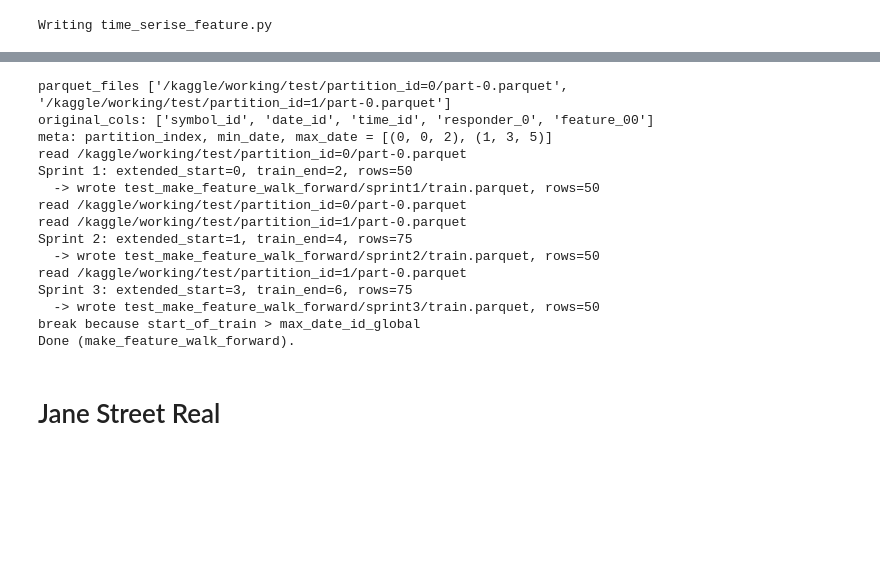
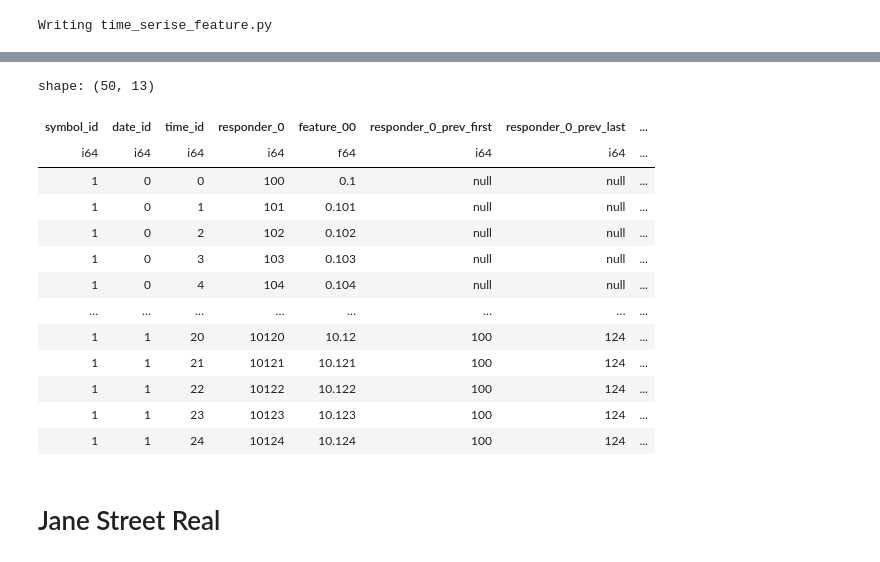
Before and after one commit to rv-rescala/Jane-Street-Real-Time-Market-Data-Forecasting, a Jupyter notebook: lib-time-series-libs.ipynb, the cells around one changed output, grey strips where cells are left out. Cells and saved outputs as stored; diff of their text form; code cells hidden in the pictures; blank space fills up the shorter version.

Commit message:
Kaggle Notebook | [Lib] Time Series Libs | Version 12

```diff
--- a/lib-time-series-libs.ipynb
+++ b/lib-time-series-libs.ipynb
@@ -765,50 +866,21 @@ Done (make_feature_falk_forward_train_valid).
-# %%
-import os
-import glob
-import polars as pl
-import matplotlib.pyplot as plt
-import seaborn as sns
-from make_walk_forward_feature import make_feature_walk_forward
-
-data_path = "/kaggle/working/test"
-parquet_files = glob.glob(os.path.join(data_path, "partition_id=*", "*.parquet"))
-
-output_base = "test_make_feature_walk_forward"
-os.makedirs(output_base, exist_ok=True)
-
-test_train_length = 2
-test_retroactive_size = 1
-
-print("parquet_files", parquet_files)
-
-make_feature_walk_forward(
-    files=parquet_files,
-    output_base=output_base,
-    id_col=id_col[0],
-    date_id=date_id[0],
-    time_id=time_id[0],
-    pred_cols=[c[0] for c in pred_cols],
-    input_cols=[c[0] for c in input_cols],
-    train_length=test_train_length,
-    retroactive_size=test_retroactive_size,
-    add_feature_func=add_feature
-)
-# %% [output]
-parquet_files ['/kaggle/working/test/partition_id=0/part-0.parquet', '/kaggle/working/test/partition_id=1/part-0.parquet']
-original_cols: ['symbol_id', 'date_id', 'time_id', 'responder_0', 'feature_00']
-meta: partition_index, min_date, max_date = [(0, 0, 2), (1, 3, 5)]
-read /kaggle/working/test/partition_id=0/part-0.parquet
-Sprint 1: extended_start=0, train_end=2, rows=50
-  -> wrote test_make_feature_walk_forward/sprint1/train.parquet, rows=50
-read /kaggle/working/test/partition_id=0/part-0.parquet
-read /kaggle/working/test/partition_id=1/part-0.parquet
-Sprint 2: extended_start=1, train_end=4, rows=75
-  -> wrote test_make_feature_walk_forward/sprint2/train.parquet, rows=50
-read /kaggle/working/test/partition_id=1/part-0.parquet
-Sprint 3: extended_start=3, train_end=6, rows=75
-  -> wrote test_make_feature_walk_forward/sprint3/train.parquet, rows=50
-break because start_of_train > max_date_id_global
-Done (make_feature_walk_forward).
+# %%
+df = pl.read_parquet("/kaggle/working/test_make_feature_walk_forward/sprint1/train.parquet")
+df.filter(pl.col("symbol_id") == 1)
+# %% [output]
+shape: (50, 13)
+| symbol_id | date_id | time_id | responder_0 | feature_00 | responder_0_prev_first | responder_0_prev_last | ... |
+| i64 | i64 | i64 | i64 | f64 | i64 | i64 | ... |
+| 1 | 0 | 0 | 100 | 0.1 | null | null | ... |
+| 1 | 0 | 1 | 101 | 0.101 | null | null | ... |
+| 1 | 0 | 2 | 102 | 0.102 | null | null | ... |
+| 1 | 0 | 3 | 103 | 0.103 | null | null | ... |
+| 1 | 0 | 4 | 104 | 0.104 | null | null | ... |
+| … | … | … | … | … | … | … | ... |
+| 1 | 1 | 20 | 10120 | 10.12 | 100 | 124 | ... |
+| 1 | 1 | 21 | 10121 | 10.121 | 100 | 124 | ... |
+| 1 | 1 | 22 | 10122 | 10.122 | 100 | 124 | ... |
+| 1 | 1 | 23 | 10123 | 10.123 | 100 | 124 | ... |
+| 1 | 1 | 24 | 10124 | 10.124 | 100 | 124 | ... |
 # %% [markdown]
 # Jane Street Real
 # %%
```
Also changed, not shown: parts of 5 cells of this notebook.
